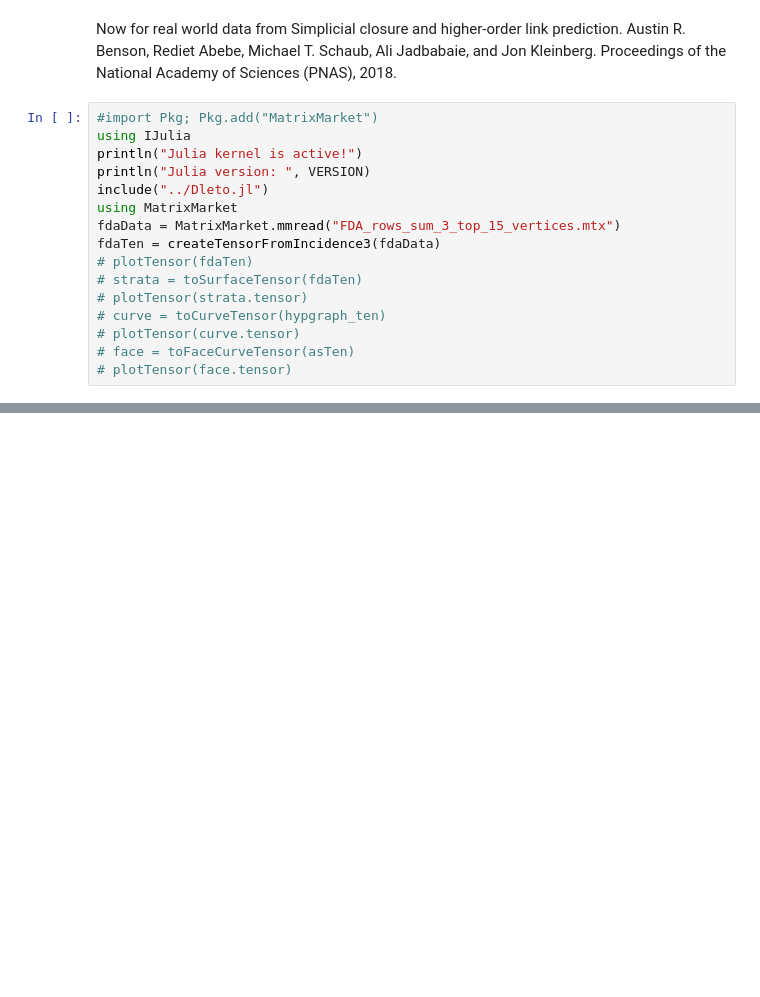
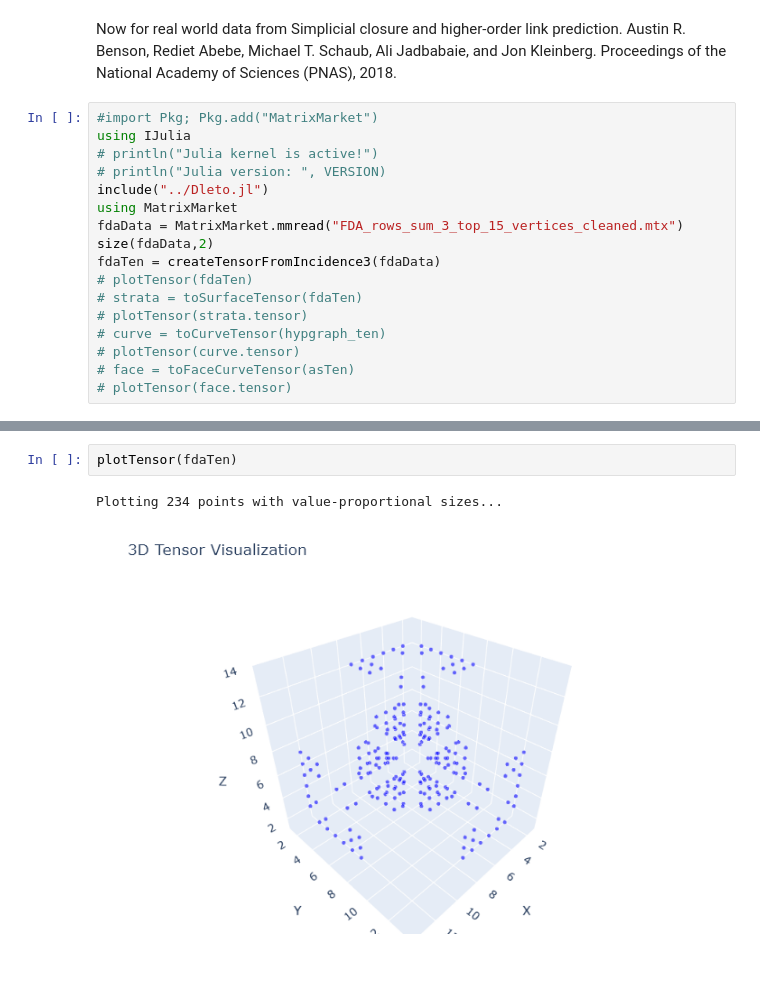
Before and after one commit to thetensor-space/OpenDleto, a Jupyter notebook: examples/Hypergraph.ipynb, the cells around one changed output, grey strips where cells are left out. Cells and saved outputs as stored; diff of their text form; blank space fills up the shorter version.

Commit message:
Studying FDA data

```diff
--- a/examples/Hypergraph.ipynb
+++ b/examples/Hypergraph.ipynb
@@ -87,11 +87,12 @@ Now for real world data from
 # %%
 #import Pkg; Pkg.add("MatrixMarket")
 using IJulia
-println("Julia kernel is active!")
-println("Julia version: ", VERSION)
+# println("Julia kernel is active!")
+# println("Julia version: ", VERSION)
 include("../Dleto.jl")
 using MatrixMarket
-fdaData = MatrixMarket.mmread("FDA_rows_sum_3_top_15_vertices.mtx")
+fdaData = MatrixMarket.mmread("FDA_rows_sum_3_top_15_vertices_cleaned.mtx")
+size(fdaData,2)
 fdaTen = createTensorFromIncidence3(fdaData)
 # plotTensor(fdaTen)
 # strata = toSurfaceTensor(fdaTen)
@@ -107,0 +123,5 @@ OutOfMemoryError: OutOfMemoryError()
+# %%
+plotTensor(fdaTen)
+# %% [output]
+Plotting 234 points with value-proportional sizes...
+[figure, added]
```
Also changed, not shown: parts of 4 cells of this notebook, 3 other files.
